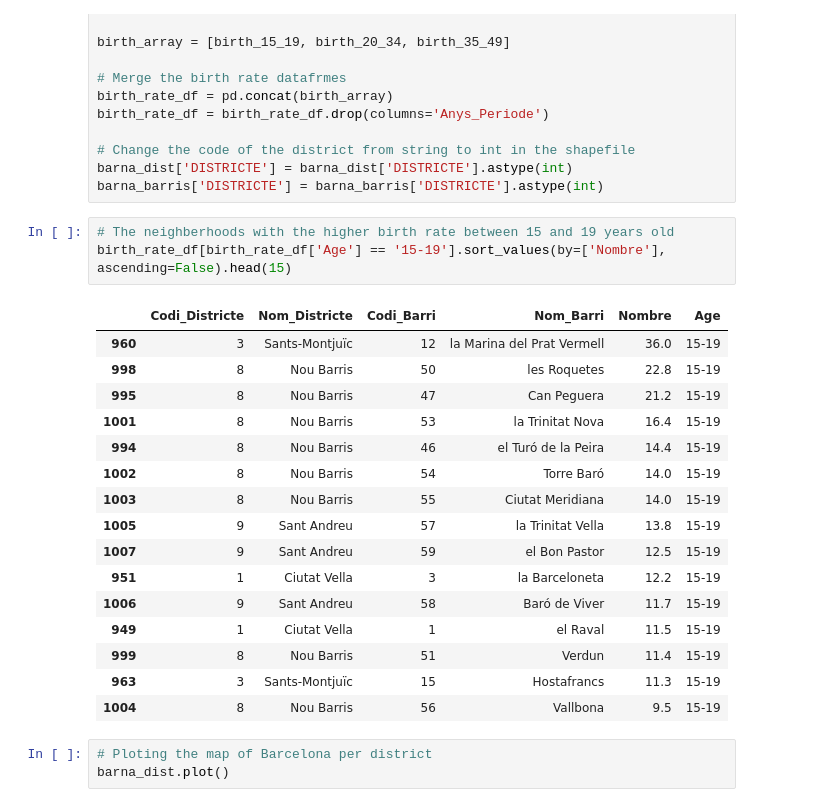
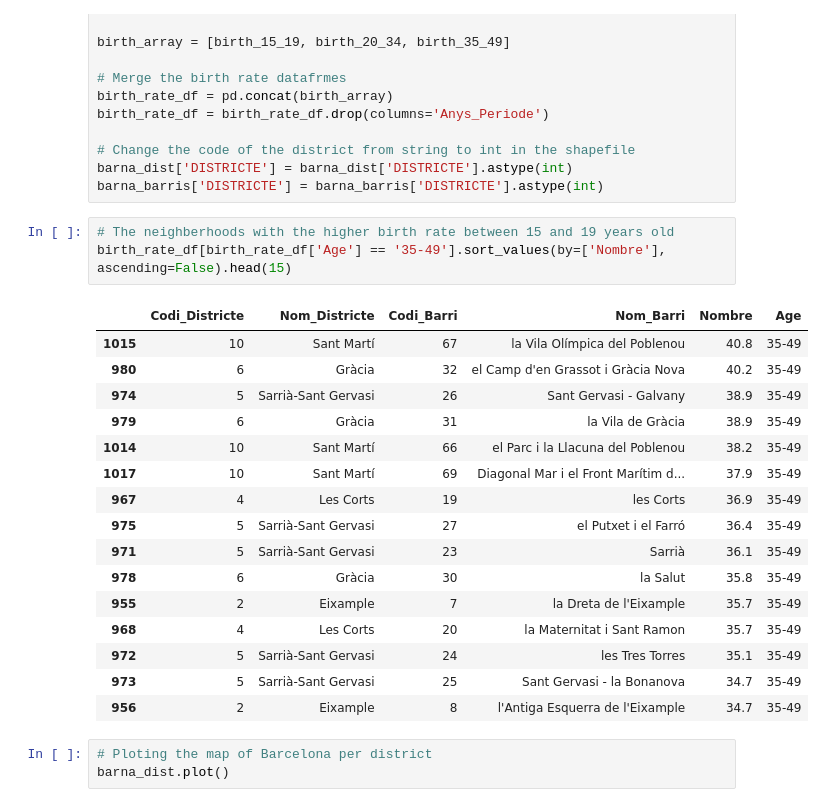
Before and after one commit to JuliaAT/AVDM-project, a Jupyter notebook: birth-per-income.ipynb, the cells around one changed output. Saved outputs shown, nothing was run; the diff lists cells and outputs as text.

```diff
--- a/birth-per-income.ipynb
+++ b/birth-per-income.ipynb
@@ -61,24 +61,24 @@ barna_dist['DISTRICTE'] = barna_dist['DISTRICTE'].astype(int)
 barna_barris['DISTRICTE'] = barna_barris['DISTRICTE'].astype(int)
 # %%
 # The neighberhoods with the higher birth rate between 15 and 19 years old
-birth_rate_df[birth_rate_df['Age'] == '15-19'].sort_values(by=['Nombre'], ascending=False).head(15)
+birth_rate_df[birth_rate_df['Age'] == '35-49'].sort_values(by=['Nombre'], ascending=False).head(15)
 # %% [output]
 |  | Codi_Districte | Nom_Districte | Codi_Barri | Nom_Barri | Nombre | Age |
-| 960 | 3 | Sants-Montjuïc | 12 | la Marina del Prat Vermell | 36.0 | 15-19 |
-| 998 | 8 | Nou Barris | 50 | les Roquetes | 22.8 | 15-19 |
-| 995 | 8 | Nou Barris | 47 | Can Peguera | 21.2 | 15-19 |
-| 1001 | 8 | Nou Barris | 53 | la Trinitat Nova | 16.4 | 15-19 |
-| 994 | 8 | Nou Barris | 46 | el Turó de la Peira | 14.4 | 15-19 |
-| 1002 | 8 | Nou Barris | 54 | Torre Baró | 14.0 | 15-19 |
-| 1003 | 8 | Nou Barris | 55 | Ciutat Meridiana | 14.0 | 15-19 |
-| 1005 | 9 | Sant Andreu | 57 | la Trinitat Vella | 13.8 | 15-19 |
-| 1007 | 9 | Sant Andreu | 59 | el Bon Pastor | 12.5 | 15-19 |
-| 951 | 1 | Ciutat Vella | 3 | la Barceloneta | 12.2 | 15-19 |
-| 1006 | 9 | Sant Andreu | 58 | Baró de Viver | 11.7 | 15-19 |
-| 949 | 1 | Ciutat Vella | 1 | el Raval | 11.5 | 15-19 |
-| 999 | 8 | Nou Barris | 51 | Verdun | 11.4 | 15-19 |
-| 963 | 3 | Sants-Montjuïc | 15 | Hostafrancs | 11.3 | 15-19 |
-| 1004 | 8 | Nou Barris | 56 | Vallbona | 9.5 | 15-19 |
+| 1015 | 10 | Sant Martí | 67 | la Vila Olímpica del Poblenou | 40.8 | 35-49 |
+| 980 | 6 | Gràcia | 32 | el Camp d'en Grassot i Gràcia Nova | 40.2 | 35-49 |
+| 974 | 5 | Sarrià-Sant Gervasi | 26 | Sant Gervasi - Galvany | 38.9 | 35-49 |
+| 979 | 6 | Gràcia | 31 | la Vila de Gràcia | 38.9 | 35-49 |
+| 1014 | 10 | Sant Martí | 66 | el Parc i la Llacuna del Poblenou | 38.2 | 35-49 |
+| 1017 | 10 | Sant Martí | 69 | Diagonal Mar i el Front Marítim d... | 37.9 | 35-49 |
+| 967 | 4 | Les Corts | 19 | les Corts | 36.9 | 35-49 |
+| 975 | 5 | Sarrià-Sant Gervasi | 27 | el Putxet i el Farró | 36.4 | 35-49 |
+| 971 | 5 | Sarrià-Sant Gervasi | 23 | Sarrià | 36.1 | 35-49 |
+| 978 | 6 | Gràcia | 30 | la Salut | 35.8 | 35-49 |
+| 955 | 2 | Eixample | 7 | la Dreta de l'Eixample | 35.7 | 35-49 |
+| 968 | 4 | Les Corts | 20 | la Maternitat i Sant Ramon | 35.7 | 35-49 |
+| 972 | 5 | Sarrià-Sant Gervasi | 24 | les Tres Torres | 35.1 | 35-49 |
+| 973 | 5 | Sarrià-Sant Gervasi | 25 | Sant Gervasi - la Bonanova | 34.7 | 35-49 |
+| 956 | 2 | Eixample | 8 | l'Antiga Esquerra de l'Eixample | 34.7 | 35-49 |
 # %%
 # Ploting the map of Barcelona per district
 barna_dist.plot()
```
Also changed, not shown: parts of 9 cells of this notebook.
